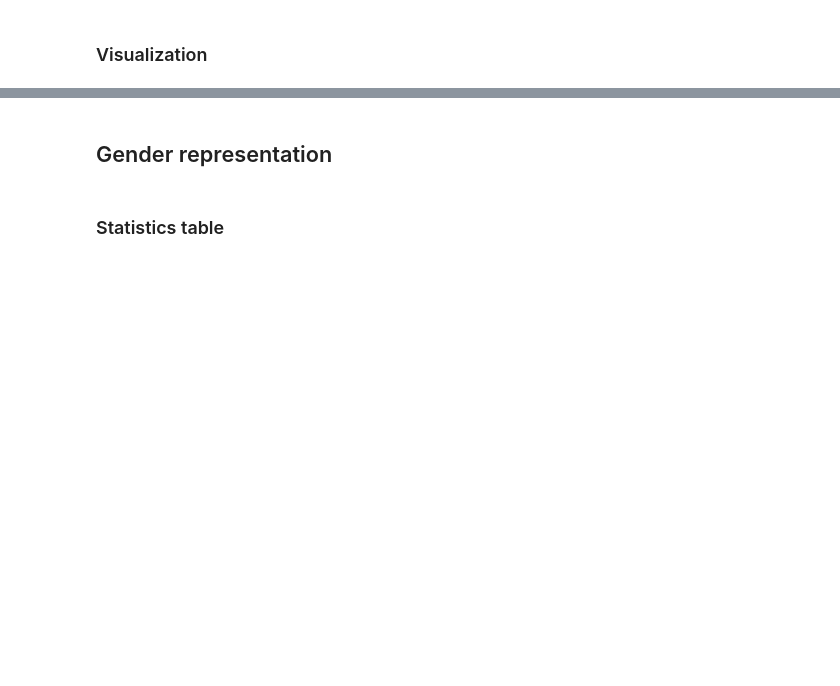
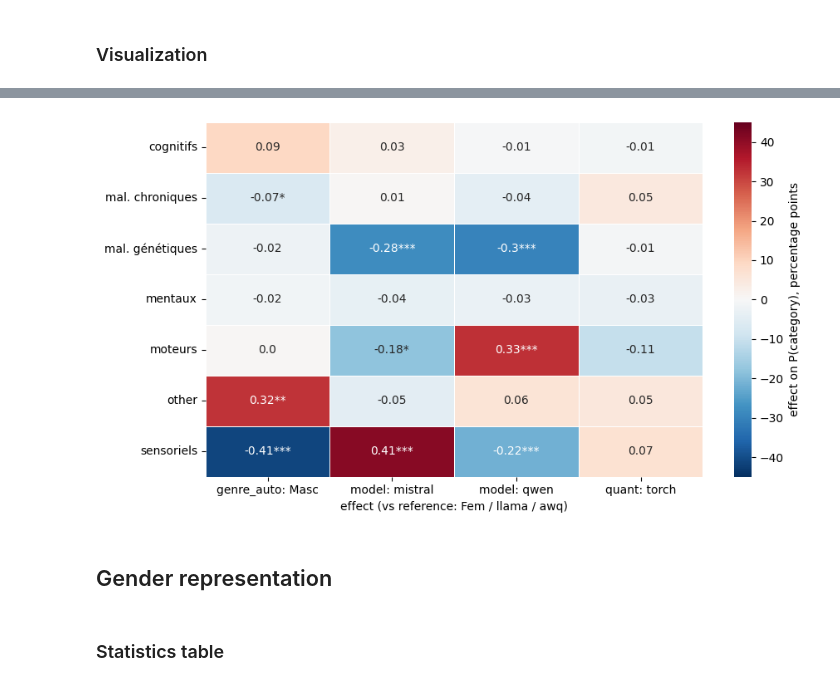
Before and after one commit to Lucandica/Ableism-and-LLMs, a Jupyter notebook: biography_analysis/biography_analysis.ipynb, the cells around one changed output, grey strips where cells are left out. Drawn from its saved outputs; the diff is of its cells as text; code cells hidden in the pictures; blank space fills up the shorter version.

```diff
--- a/biography_analysis/biography_analysis.ipynb
+++ b/biography_analysis/biography_analysis.ipynb
@@ -245,0 +286,6 @@ save_show("disabilities_cat_parameters_bars.pdf", rect=[0, 0, 1, 0.97])
+# %%
+df_rep["any_disability"] = ~df_rep["none"]
+
+expected, observed, stats = pg.chi2_independence(
+    df_rep, x="disability_in_prompt", y="any_disability",
+    correction=False)
@@ -245,0 +360,28 @@ save_show("disabilities_cat_parameters_bars.pdf", rect=[0, 0, 1, 0.97])
+# %%
+tidy = pd.DataFrame({"coef": res.params, "se": res.bse, "p": res.pvalues})
+
+pattern = re.compile(r"C\(category\)\[(?P<cat>[^\]]+)\]"
+                     r"(?::C\((?P<var>\w+)\)\[T\.(?P<lvl>[^\]]+)\])?")
+parts = tidy.index.str.extract(pattern)
+tidy["category"] = parts["cat"].values
+tidy["term"] = np.where(parts["var"].isna(), "baseline",
+                        parts["var"] + ": " + parts["lvl"])
+
+
+def stars(p):
+    if pd.isna(p):
+        return ""
+    return "***" if p < .001 else "**" if p < .01 else "*" if p < .05 else ""
+
+
+eff = tidy["term"] != "baseline"
+tidy.loc[eff, "p_bh"] = multipletests(tidy.loc[eff, "p"], method="fdr_bh")[1]
+tidy["cell"] = tidy["coef"].round(2).astype(str) + tidy["p_bh"].map(stars)
+tidy.loc[~eff, "cell"] = tidy.loc[~eff, "coef"].round(2).astype(str)
+
+TERM_ORDER = ["baseline", "genre_auto: Masc", "model: mistral",
+              "model: qwen", "quant: torch"]
+grid = (tidy.pivot(index="category", columns="term", values="cell")
+            [TERM_ORDER]
+            .rename(columns={"baseline": "baseline P(cat) (Fem/llama/awq)"}))
+display(grid)
@@ -246,3 +398,16 @@ save_show("disabilities_cat_parameters_bars.pdf", rect=[0, 0, 1, 0.97])
+# %%
+coef_grid = tidy.pivot(index="category", columns="term", values="coef")[TERM_ORDER[1:]]
+annot_grid = tidy.pivot(index="category", columns="term", values="cell")[TERM_ORDER[1:]]
+
+fig, ax = plt.subplots(figsize=(9, 5))
+sns.heatmap(coef_grid * 100, annot=annot_grid, fmt="", cmap="RdBu_r",
+            center=0, vmin=-45, vmax=45, linewidths=0.5,
+            cbar_kws={"label": "effect on P(category), percentage points"}, ax=ax)
+ax.set_xlabel("effect (vs reference: Fem / llama / awq)")
+ax.set_ylabel("")
+save_show("lpm_effects_heatmap.pdf")
+# %% [output]
+[figure, added]
 # %% [markdown]
 ## Gender representation
 # %% [markdown]
```
Also changed, not shown: parts of 16 cells of this notebook, 23 other files.
